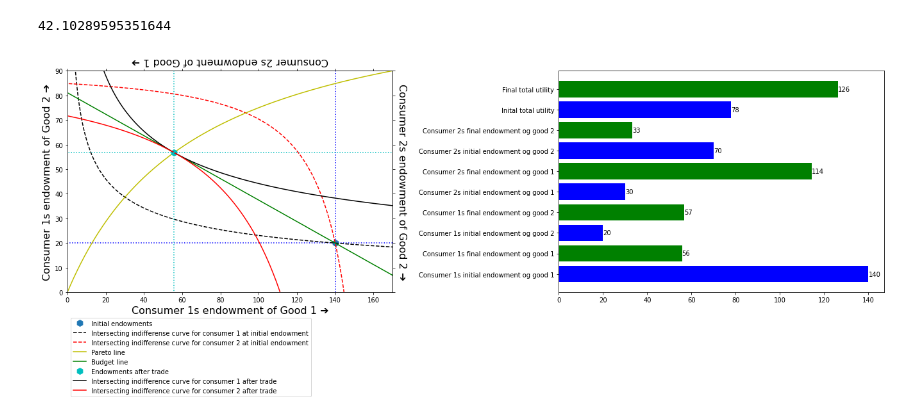
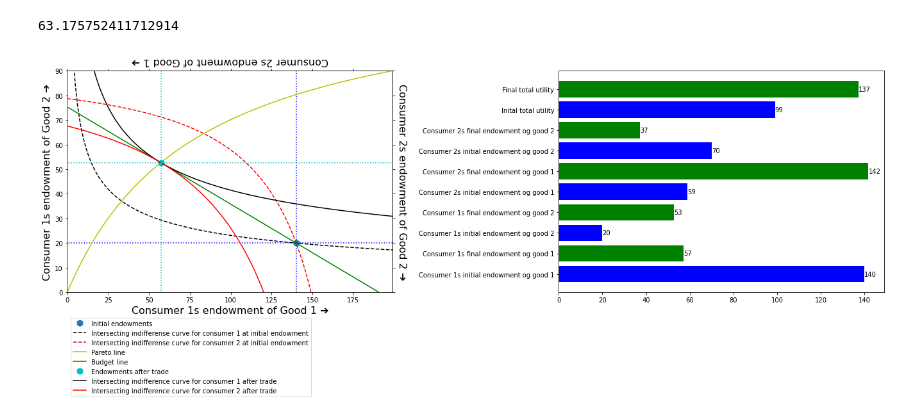
Before and after one commit to Ranheim/Economic-modelling, a Jupyter notebook: EBEM1_edgeworth_2consumers.ipynb, the cells around one changed output. Drawn from its saved outputs; the diff is of its cells as text; code cells hidden in the pictures.

```diff
--- a/EBEM1_edgeworth_2consumers.ipynb
+++ b/EBEM1_edgeworth_2consumers.ipynb
@@ -52,7 +49,7 @@ def indirect_utility(a,good_vector):
 c1_g1 = 140 #consumer 1s endowments of good 1
 c1_g2 = 20 #consumer 1s endowments of good 2
 
-c2_g1 = 30 #consumer 2s endowments of good 1
+c2_g1 = 59 #consumer 2s endowments of good 1
 c2_g2 = 70 #consumer 2s endowments of good 2
 
 c1_a = 0.3 #cb preferenses with parameter sum = 1, consumer 1s preferanses
@@ -122,32 +119,32 @@ plt.plot(c1_good_vector[0], c1_good_vector[1], "h", markersize=10, label =  "End
 
 u_tot1 = u(c1_a,c1_good_vector[0],c1_good_vector[1]) + u(c2_a,e1-c1_good_vector[0],e2-c1_good_vector[1])
 
 #finally draw indifference curves through the equilibrium point:
 plt.plot(i(c1_a,v1,u(c1_a,c1_good_vector[0],c1_good_vector[1])),v1, 'k', label = "Intersecting indifference curve for consumer 1 after trade")
 plt.plot(e1-i(c2_a,v1,u(c2_a,e1-c1_good_vector[0],e2-c1_good_vector[1])), e2-v1,'r',  label = "Intersecting indifference curve for consumer 2 after trade")
 a1, a2, b1, b2 = c1_good_vector[0], c1_good_vector[1], e1- c1_good_vector[0],e2 - c1_good_vector[1]
 plt.plot([a1,0],[a2,a2], 'c:',[a1,a1],[a2,0], 'c:',[a1,e1],[a2,a2], 'c:',[a1,a1],[e2,a2], 'c:') #endowment lines
 
 #box = ax1.get_position()
 #ax1.set_position([box.x0, box.y0, box.width * 0.8, box.height])
 ax1.legend(loc='upper left', bbox_to_anchor=(0, -0.1))
 
 #adding subplot for summary results
 ax2 = fig.add_subplot(222) #second subplot
 #Example found at https://www.geeksforgeeks.org/bar-plot-in-matplotlib/
 data = {'Consumer 1s initial endowment og good 1':c1_g1, 'Consumer 1s final endowment og good 1':a1,
         'Consumer 1s initial endowment og good 2':c1_g2, 'Consumer 1s final endowment og good 2':a2,
         'Consumer 2s initial endowment og good 1':c2_g1, 'Consumer 2s final endowment og good 1':b1,
         'Consumer 2s initial endowment og good 2':c2_g2, 'Consumer 2s final endowment og good 2':b2,
         'Inital total utility':u_tot0, 'Final total utility':u_tot1}
 values = list(data.values())
 labels = list(data.keys())
 colorlist = ('b','g','b','g','b','g','b','g','b','g')
 
 r = ax2.barh(labels, values, color = colorlist)
 ax2.bar_label(r, fmt='%.0f')
 box = ax2.get_position()
 ax2.set_position([box.x0*1.2, box.y0, box.width , box.height])
 # %% [output]
-42.10289595351644
+63.175752411712914
-[figure, old version]
+[figure, new version]
```
Also changed, not shown: parts of 1 cell of this notebook.
